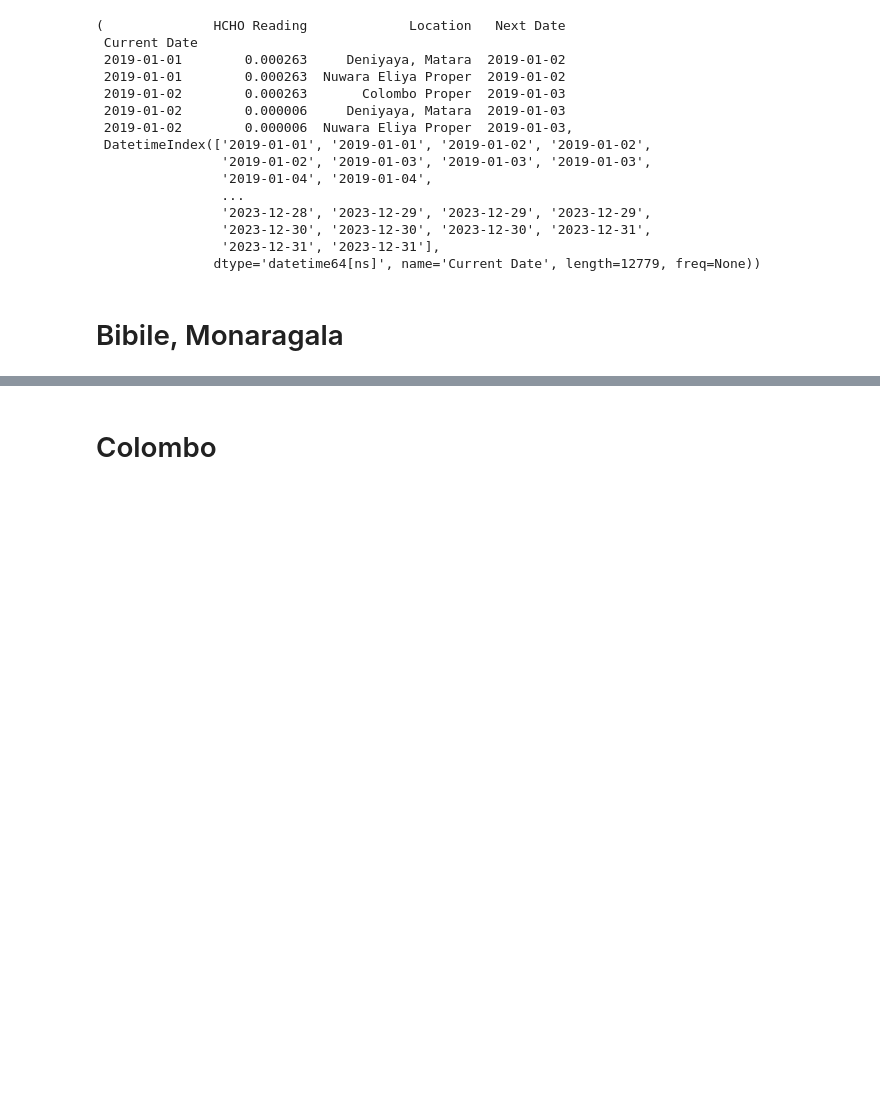
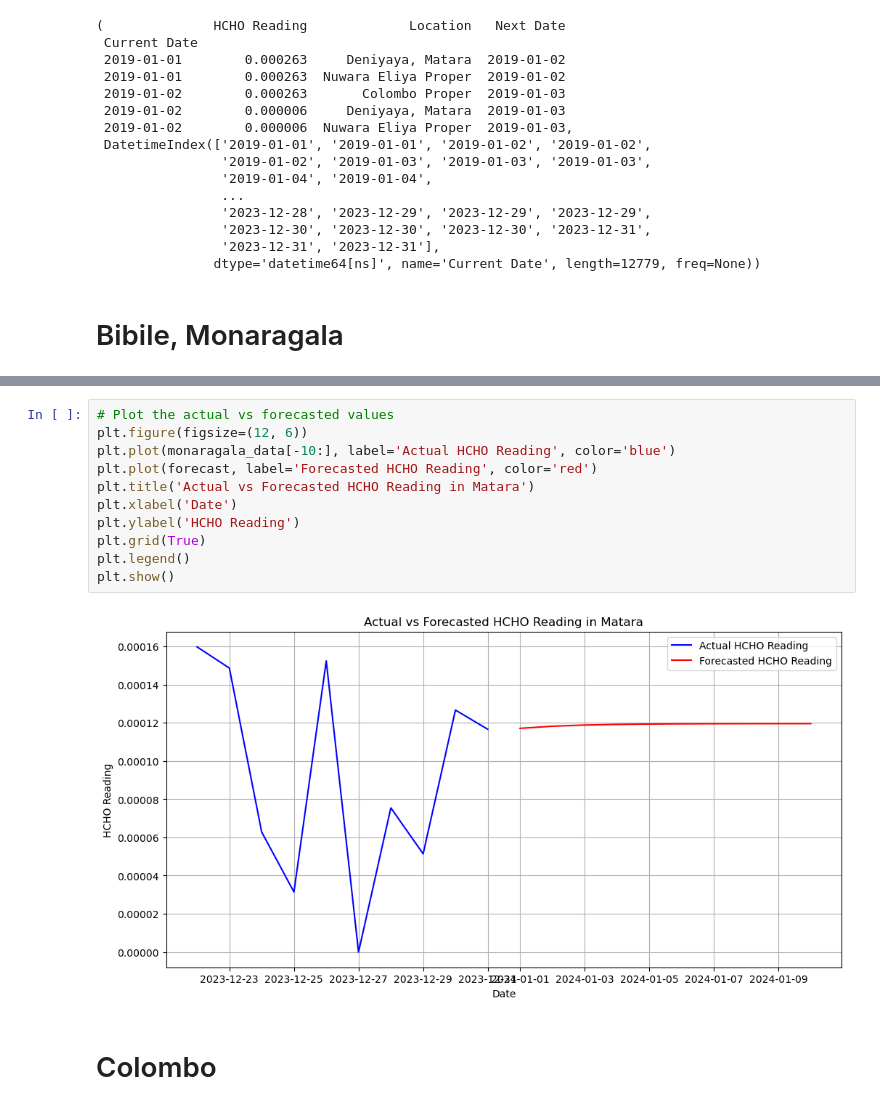
Before and after one commit to VanujaSooriyaarachchi/HCHO_Prediction, a Jupyter notebook: Arima.ipynb, the cells around one changed output, grey strips where cells are left out. Cells and saved outputs as stored; diff of their text form; blank space fills up the shorter version.

```diff
--- a/Arima.ipynb
+++ b/Arima.ipynb
@@ -141,2 +166,15 @@ forecast.plot()
+# %%
+# Plot the actual vs forecasted values
+plt.figure(figsize=(12, 6))
+plt.plot(monaragala_data[-10:], label='Actual HCHO Reading', color='blue')
+plt.plot(forecast, label='Forecasted HCHO Reading', color='red')
+plt.title('Actual vs Forecasted HCHO Reading in Matara')
+plt.xlabel('Date')
+plt.ylabel('HCHO Reading')
+plt.grid(True)
+plt.legend()
+plt.show()
+# %% [output]
+[figure, added]
 # %% [markdown]
 # Colombo
```
Also changed, not shown: parts of 71 cells of this notebook, 3 other files.
